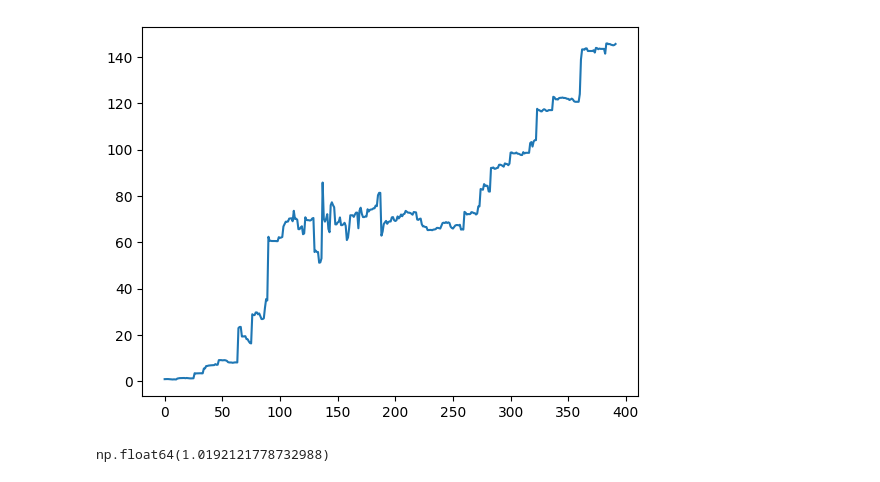
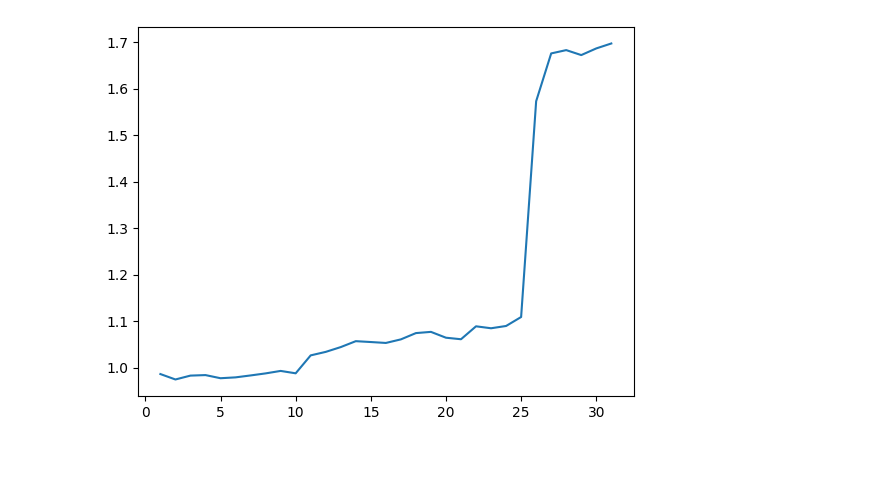
Before and after one commit to chung-ejy/orivault, a Jupyter notebook: strategies/alpaca_penny/penny_stocks_research.ipynb, the cells around one changed output. Saved outputs shown, nothing was run; the diff lists cells and outputs as text; code cells hidden in the pictures.

Commit message:
new indicator

```diff
--- a/strategies/alpaca_penny/penny_stocks_research.ipynb
+++ b/strategies/alpaca_penny/penny_stocks_research.ipynb
@@ -52,20 +49,20 @@ rolling_window = 10
 market.connect()
 prices = []
 skips = 1
-model_end = 2020
-backtest_end = 2022
+model_end = 2021
+backtest_end = 2025
 for ticker in tqdm(index["ticker"][::skips]):
     try:
         price = market.query("prices", {"ticker": ticker})
-        price["market_cap"] = price["adjclose"] * price["volume"]
         if price.index.size > 150:
             price = p.lower_column(price)
             price = p.utc_date(price)
             price = p.additional_date_columns(price)
-            price = price[(price["year"]>=model_end) & (price["year"]<backtest_end)]
+            price = price[(price["date"]>=datetime(model_end-1,12,31,tzinfo=timezone.utc)-timedelta(days=rolling_window*2)) & (price["year"]<backtest_end)]
             price.sort_values("date", inplace=True)
             price["dividend"] = 0
             price["coefficient_of_variation"] = 1
+            price = Metric.MARKETCAP.calculate(price,timeframe=rolling_window,live=False)
             price = Metric.STANDARD_DEV.calculate(price,timeframe=rolling_window)
             price = Metric.NEXT_CLOSE.calculate(price,timeframe=rolling_window)
             price = Metric.NEXT_OPEN.calculate(price,timeframe=rolling_window)
@@ -85,4 +73,0 @@ simulation = pd.concat(prices)
-# %%
-simulation.sort_values("date",inplace=True)
-simulation = simulation.rename(columns={"next_high":"next_open"})
-simulation.columns
@@ -95,33 +74,35 @@ Index(['date', 'open', 'adjclose', 'high', 'low', 'volume', 'ticker',
 # %%
 portfolios = PortfolioSelection.generate_possible_portfolios(
                                                             ranking_metrics=[
-                                                                "volume_return"
+                                                                "volume_price"
                                                             ]
                                                             ,num_of_groups=[1]
                                                             ,group_percentages=[1]
-                                                            ,max_prices=[10]
-                                                            ,min_prices=[1]
-                                                            ,max_market_caps = [5000000]
+                                                            ,max_prices=[1]
+                                                            ,min_prices=[0.1]
+                                                            ,max_market_caps = [10000000]
                                                             ,min_market_caps = [1000000]
-                                                            ,stoplosses=[0.05]
-                                                            ,rolling_windows=[rolling_window]
+                                                            ,stoplosses=[1]
+                                                            ,rolling_windows=[5]
                                                             ,leverages=[1]
                                                             )
 filtered_portfolios = []
 for portfolio in portfolios:
-    if portfolio.timeframe.value == "day" and "blacklist" in portfolio.selection_type.label \
+    if portfolio.timeframe.value == "day" and "top_blacklist" in portfolio.selection_type.label \
         and portfolio.allocation_type.label == "equal" \
+        and portfolio.ranking_metric != "optimal" \
         and portfolio.grouping_type.value == "standard_dev" \
         and portfolio.position_type.label == "long" and portfolio.max_price > portfolio.min_price:
         filtered_portfolios.append(portfolio)
 # %%
+from financial_common.indicator.indicator import Indicator
 analysises = []
 for portfolio in tqdm(filtered_portfolios):
     try:
         indicator_class = Indicator.indicator_type_factory(portfolio.ranking_metric)
-        if portfolio.ranking_metric not in simulation.columns:
-            simulation = simulation.sort_values("date")
-            simulation = simulation.groupby("ticker").apply(lambda x: indicator_class.calculate(x, rolling_window)).reset_index(drop=True)
+        simulation = pd.concat(prices)
+        simulation = simulation.sort_values("date")
+        simulation = simulation.groupby("ticker").apply(lambda x: indicator_class.calculate(x, portfolio.rolling_window,live=False)).reset_index(drop=True).dropna()
         trades = portfolio.trades(simulation.copy())
         trades = p.additional_date_columns(trades)
         trades.sort_values("date")
@@ -158,9 +149,13 @@ plt.show()
 # %%
-plt.plot(portfolio["raw_pnl"])
+portfolio["weekday"] = portfolio["date"].dt.weekday
+portfolio["month"] = portfolio["date"].dt.month
+portfolio["week"] = [x.week for x in portfolio["date"]]
+portfolio["month_day"] = portfolio["date"].dt.day
+
+metric = "month_day"
+view = portfolio.groupby(metric).mean().reset_index().sort_values(metric)
+view["raw_pnl"] = view["weighted_return"].cumprod()
+plt.plot(view[metric],view["raw_pnl"])
 plt.show()
 # %% [output]
-[figure, old version]
+[figure, new version]
-# %%
-trades["unweighted_return"].mean()
-# %% [output]
-np.float64(1.0192121778732988)
```
Also changed, not shown: parts of 10 cells of this notebook, 4 other files.
